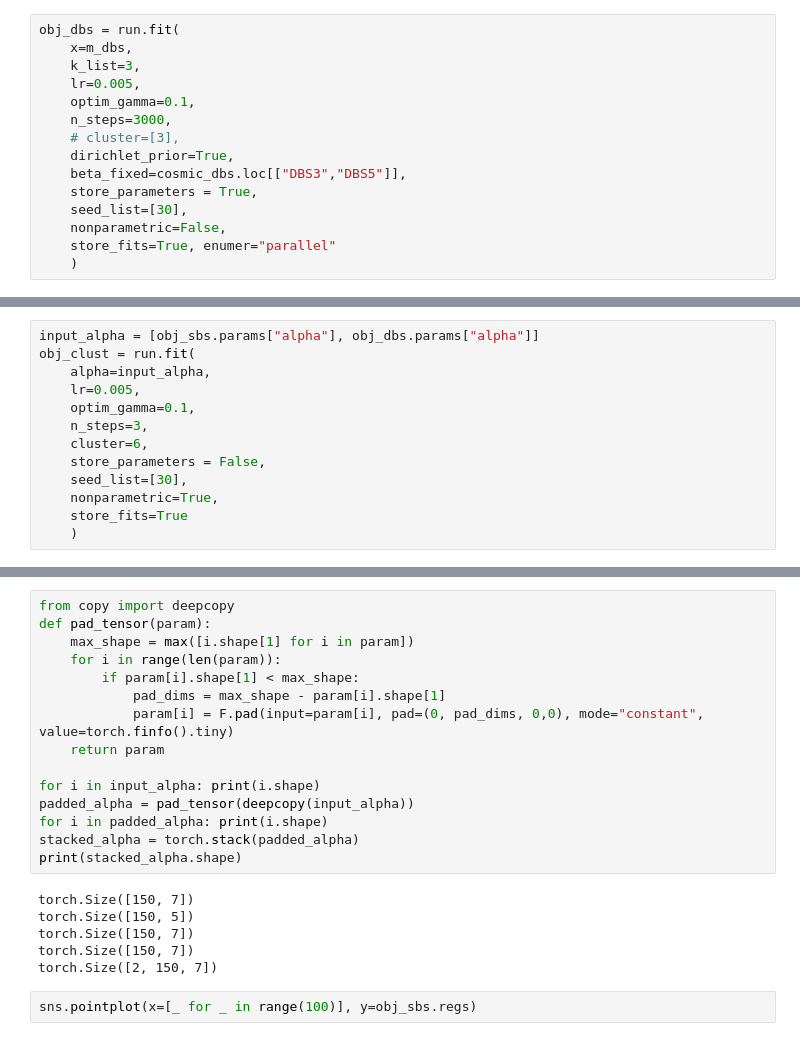
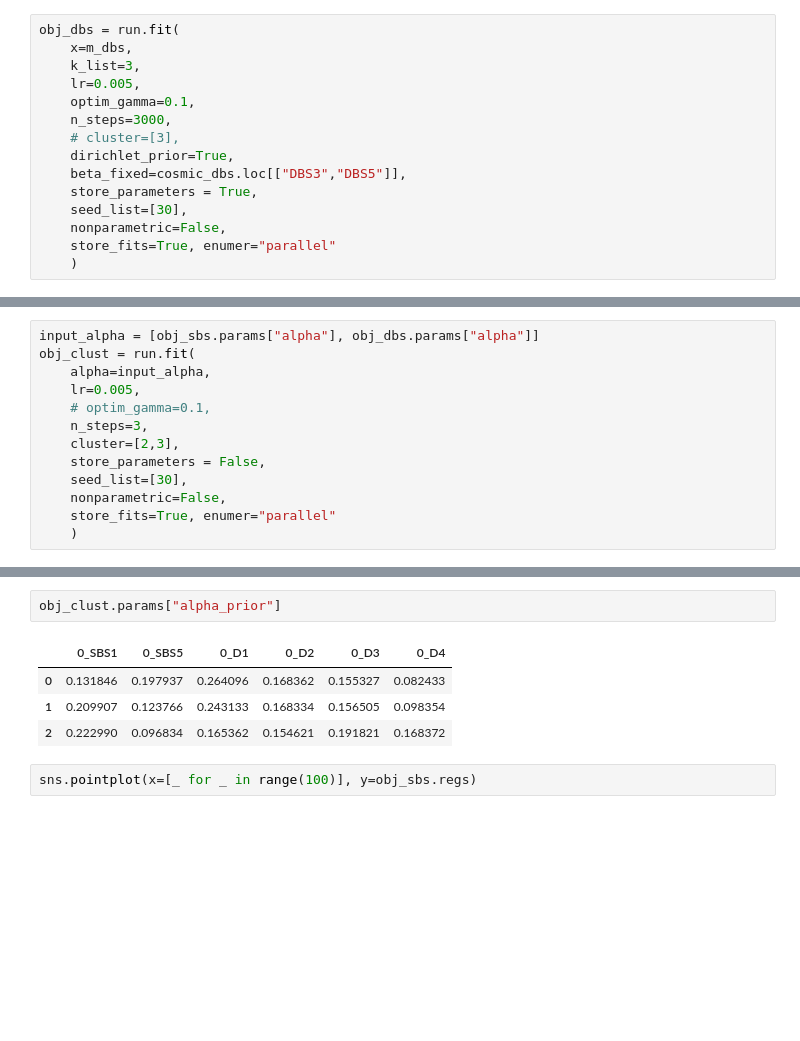
Before and after one commit to caravagnalab/pybascule, a Jupyter notebook: test.ipynb, the cells around one changed output, grey strips where cells are left out. Drawn from its saved outputs; the diff is of its cells as text; blank space fills up the shorter version.

```diff
--- a/test.ipynb
+++ b/test.ipynb
@@ -164,12 +174,12 @@ input_alpha = [obj_sbs.params["alpha"], obj_dbs.params["alpha"]]
 obj_clust = run.fit(
     alpha=input_alpha,
     lr=0.005,
-    optim_gamma=0.1,
+    # optim_gamma=0.1,
     n_steps=3,
-    cluster=6,
+    cluster=[2,3],
     store_parameters = False,
     seed_list=[30],
-    nonparametric=True,
-    store_fits=True
+    nonparametric=False,
+    store_fits=True, enumer="parallel"
     )
 # %% [output]
@@ -201,24 +220,10 @@ tensor([0.1085, 0.3016, 0.2256, 0.0646, 0.0800, 0.2197], dtype=torch.float64)
-# %%
-from copy import deepcopy
-def pad_tensor(param):
-    max_shape = max([i.shape[1] for i in param])
-    for i in range(len(param)):
-        if param[i].shape[1] < max_shape:
-            pad_dims = max_shape - param[i].shape[1]
-            param[i] = F.pad(input=param[i], pad=(0, pad_dims, 0,0), mode="constant", value=torch.finfo().tiny)
-    return param
-
-for i in input_alpha: print(i.shape)
-padded_alpha = pad_tensor(deepcopy(input_alpha))
-for i in padded_alpha: print(i.shape)
-stacked_alpha = torch.stack(padded_alpha)
-print(stacked_alpha.shape)
-# %% [output]
-torch.Size([150, 7])
-torch.Size([150, 5])
-torch.Size([150, 7])
-torch.Size([150, 7])
-torch.Size([2, 150, 7])
+# %%
+obj_clust.params["alpha_prior"]
+# %% [output]
+|  | 0_SBS1 | 0_SBS5 | 0_D1 | 0_D2 | 0_D3 | 0_D4 |
+| 0 | 0.131846 | 0.197937 | 0.264096 | 0.168362 | 0.155327 | 0.082433 |
+| 1 | 0.209907 | 0.123766 | 0.243133 | 0.168334 | 0.156505 | 0.098354 |
+| 2 | 0.222990 | 0.096834 | 0.165362 | 0.154621 | 0.191821 | 0.168372 |
 # %%
 sns.pointplot(x=[_ for _ in range(100)], y=obj_sbs.regs)
 # %%
```
Also changed, not shown: parts of 4 cells of this notebook, 2 other files.
